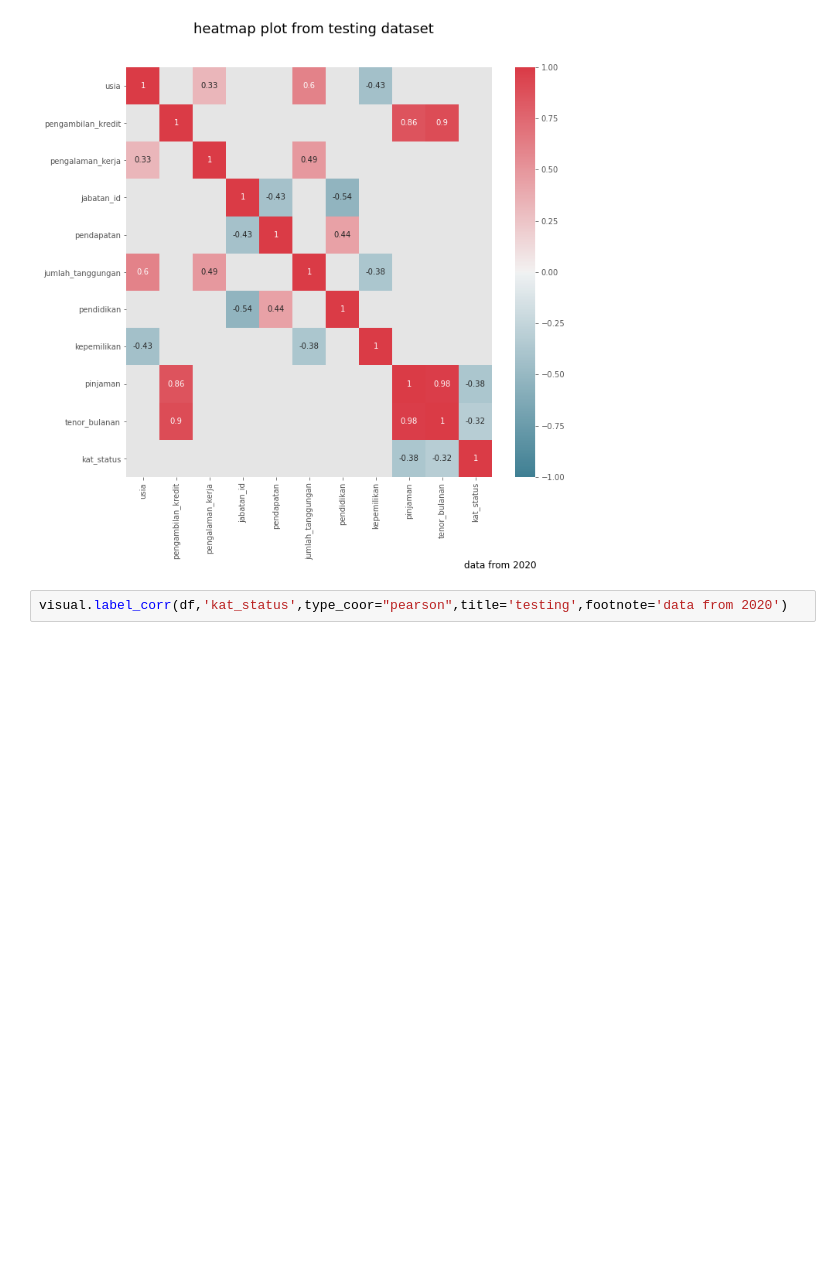
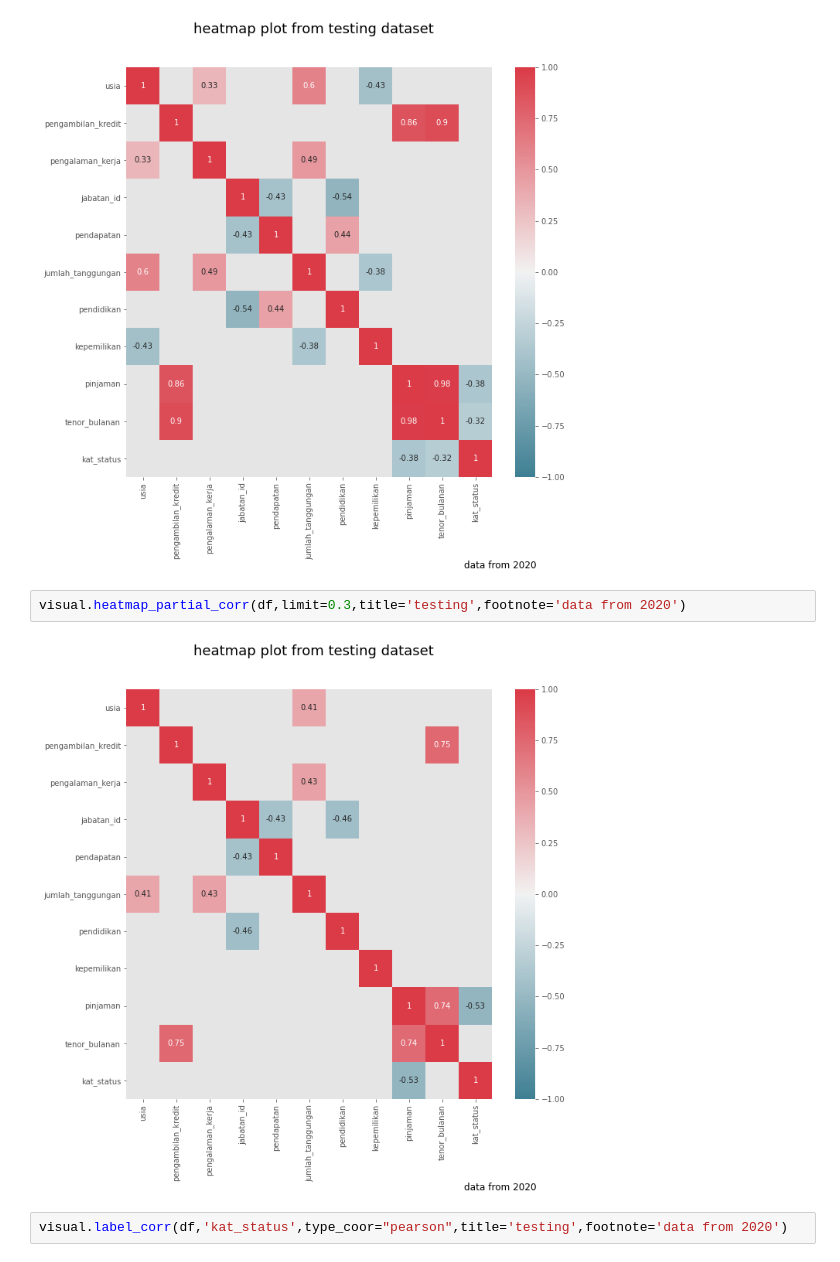
Before and after one commit to imanursar/Machine-Learning-Notes, a Jupyter notebook: Custom Function/Visual Function.ipynb, the cells around one changed output. Saved outputs shown, nothing was run; the diff lists cells and outputs as text; blank space fills up the shorter version.

```diff
--- a/Custom Function/Visual Function.ipynb
+++ b/Custom Function/Visual Function.ipynb
@@ -215,6 +215,10 @@ visual.heatmap_corr(df,"kendall",limit=0.3,title='testing',footnote='data from 2
 visual.heatmap_corr(df,"spearman",limit=0.3,title='testing',footnote='data from 2020')
 # %% [output]
 [figure]
+# %%
+visual.heatmap_partial_corr(df,limit=0.3,title='testing',footnote='data from 2020')
+# %% [output]
+[figure, added]
 # %%
 visual.label_corr(df,'kat_status',type_coor="pearson",title='testing',footnote='data from 2020')
 # %% [output]
```
